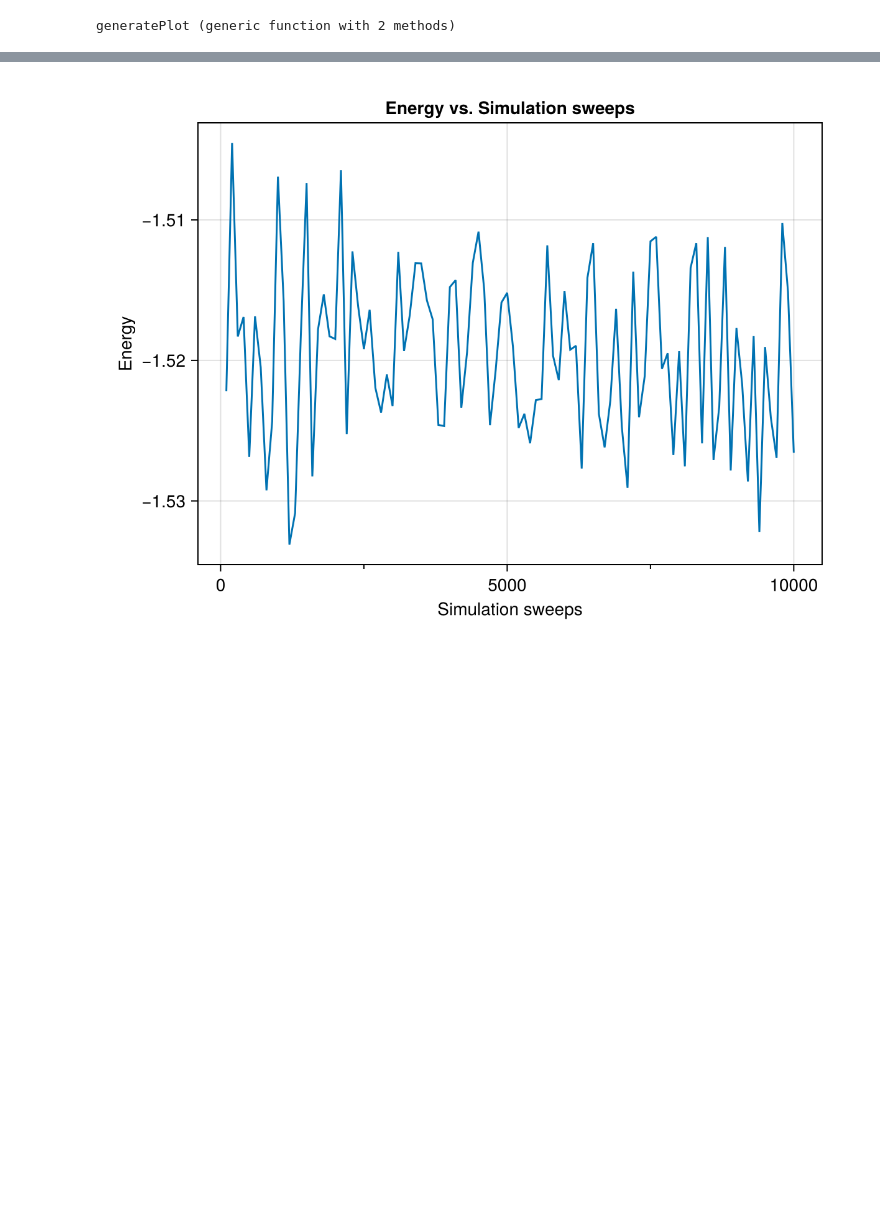
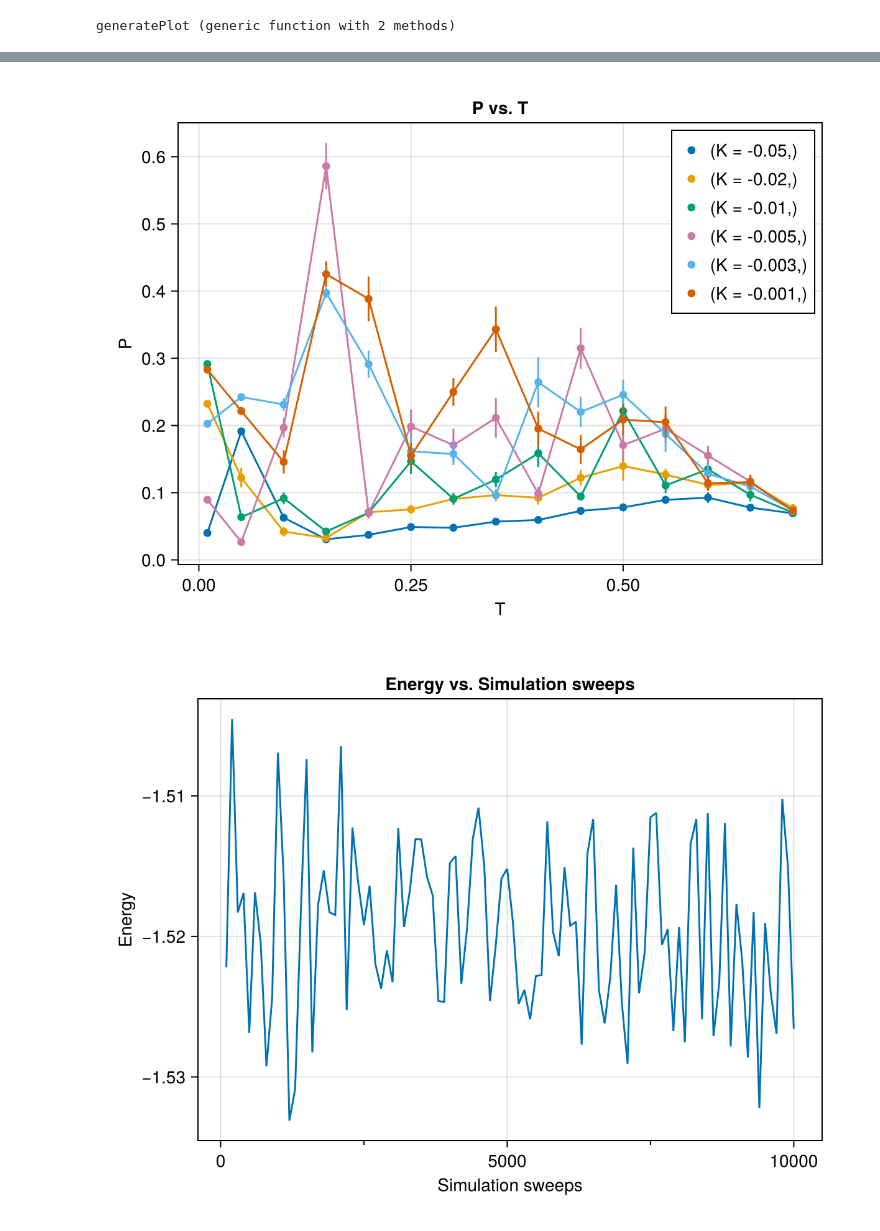
Before and after one commit to PatXue/Biquadratic.jl, a Jupyter notebook: analysis/temp-sweep.ipynb, the cells around one changed output, grey strips where cells are left out. Saved outputs shown, nothing was run; the diff lists cells and outputs as text; code cells hidden in the pictures; blank space fills up the shorter version.

```diff
--- a/analysis/temp-sweep.ipynb
+++ b/analysis/temp-sweep.ipynb
@@ -74,3 +120,13 @@ ArgumentError: ArgumentError: column name "Dxπ" not found in the data frame; ex
+# %%
+fig = generatePlot(
+    neg_K_data, :T, :P;
+    title="P vs. T",
+    xlabel="T",
+    ylabel="P",
+    line=true
+)
+# %% [output]
+[figure, added]
 # %%
 fig = Figure()
 
```
Also changed, not shown: parts of 4 cells of this notebook.
